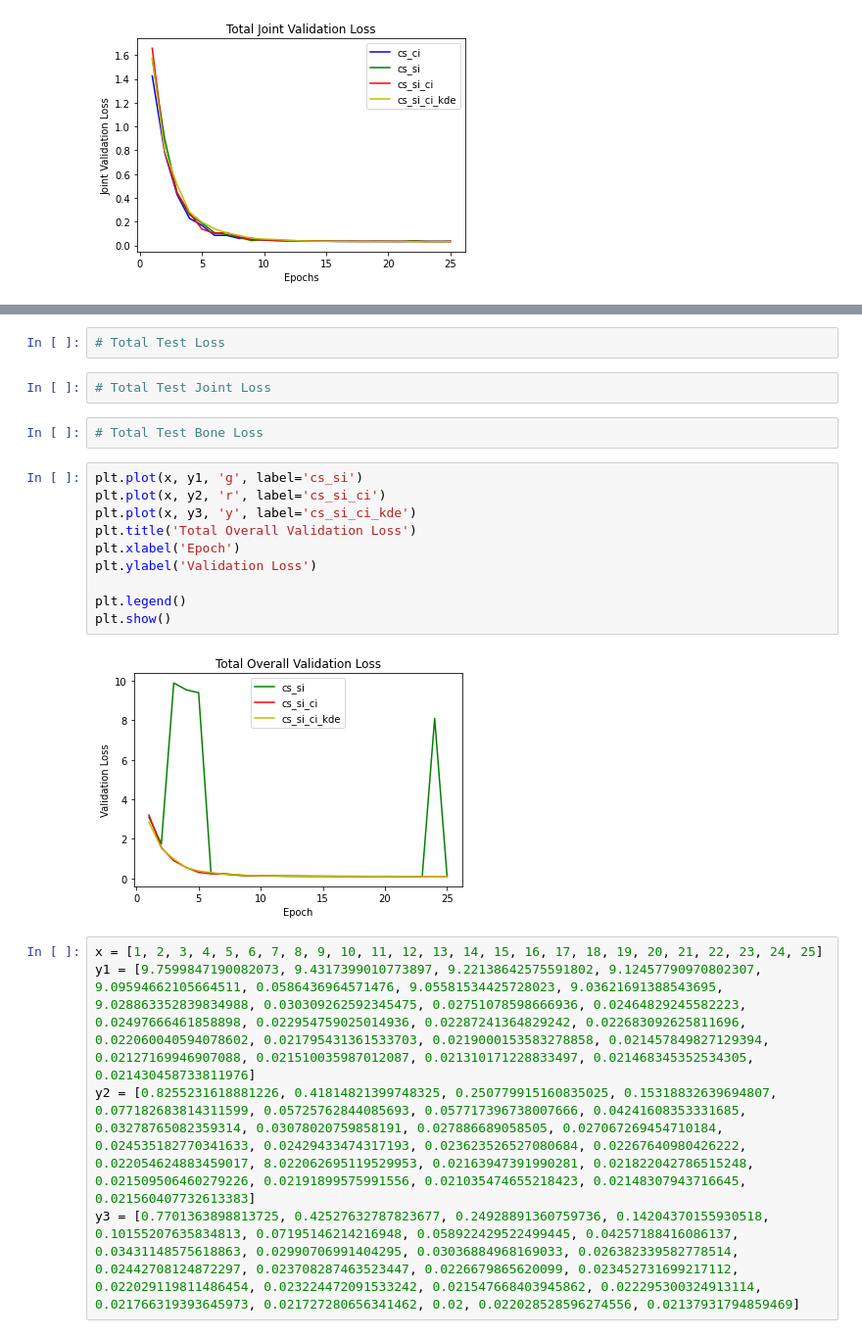
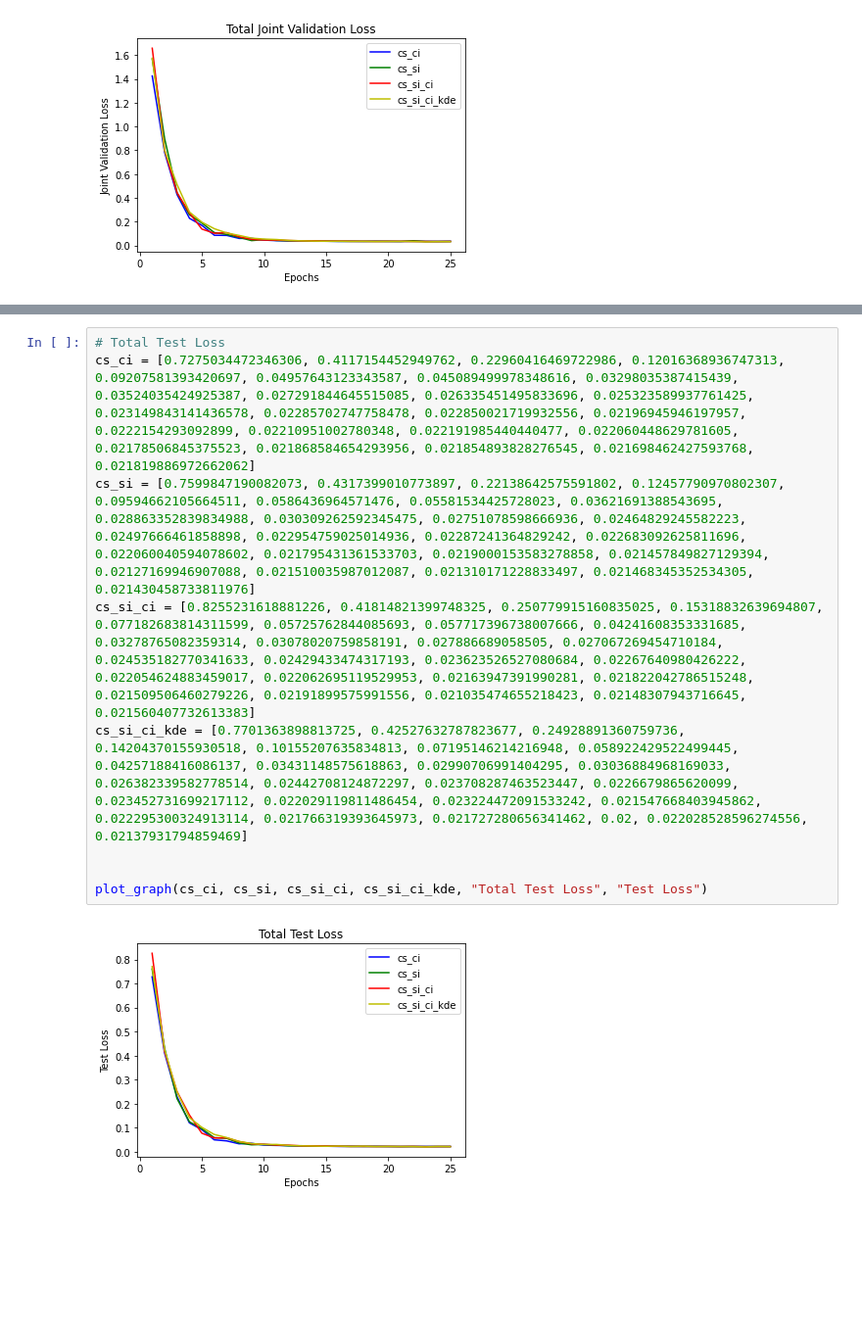
Before and after one commit to Bhaikko/AnimSkelVolNet, a Jupyter notebook: graphs/graphs.ipynb, the cells around one changed output, grey strips where cells are left out. Shown at 98% size. Cells and saved outputs as stored; diff of their text form; blank space fills up the shorter version.

```diff
--- a/graphs/graphs.ipynb
+++ b/graphs/graphs.ipynb
@@ -56,23 +56,11 @@ plot_graph(cs_ci, cs_si, cs_si_ci, cs_si_ci_kde, "Total Bone Validation Loss", "
-# %%
-# Total Test Loss
-# %%
-# Total Test Joint Loss
-# %%
-# Total Test Bone Loss
-# %%
-plt.plot(x, y1, 'g', label='cs_si')
-plt.plot(x, y2, 'r', label='cs_si_ci')
-plt.plot(x, y3, 'y', label='cs_si_ci_kde')
-plt.title('Total Overall Validation Loss')
-plt.xlabel('Epoch')
-plt.ylabel('Validation Loss')
-
-plt.legend()
-plt.show()
-# %% [output]
-[figure, removed]
 # %%
-x = [1, 2, 3, 4, 5, 6, 7, 8, 9, 10, 11, 12, 13, 14, 15, 16, 17, 18, 19, 20, 21, 22, 23, 24, 25]
-y1 = [9.7599847190082073, 9.4317399010773897, 9.22138642575591802, 9.12457790970802307, 9.09594662105664511, 0.0586436964571476, 9.05581534425728023, 9.03621691388543695, 9.028863352839834988, 0.030309262592345475, 0.02751078598666936, 0.02464829245582223, 0.02497666461858898, 0.022954759025014936, 0.02287241364829242, 0.022683092625811696, 0.022060040594078602, 0.021795431361533703, 0.0219000153583278858, 0.021457849827129394, 0.02127169946907088, 0.021510035987012087, 0.021310171228833497, 0.021468345352534305, 0.021430458733811976]
-y2 = [0.8255231618881226, 0.41814821399748325, 0.250779915160835025, 0.15318832639694807, 0.077182683814311599, 0.05725762844085693, 0.057717396738007666, 0.04241608353331685, 0.03278765082359314, 0.03078020759858191, 0.027886689058505, 0.027067269454710184, 0.024535182770341633, 0.02429433474317193, 0.023623526527080684, 0.02267640980426222, 0.022054624883459017, 8.022062695119529953, 0.02163947391990281, 0.021822042786515248, 0.021509506460279226, 0.02191899575991556, 0.021035474655218423, 0.02148307943716645, 0.021560407732613383]
-y3 = [0.7701363898813725, 0.42527632787823677, 0.24928891360759736, 0.14204370155930518, 0.10155207635834813, 0.07195146214216948, 0.058922429522499445, 0.04257188416086137, 0.03431148575618863, 0.02990706991404295, 0.03036884968169033, 0.026382339582778514, 0.02442708124872297, 0.023708287463523447, 0.0226679865620099, 0.023452731699217112, 0.022029119811486454, 0.023224472091533242, 0.021547668403945862, 0.022295300324913114, 0.021766319393645973, 0.021727280656341462, 0.02, 0.022028528596274556, 0.02137931794859469]
+# Total Test Loss
+cs_ci = [0.7275034472346306, 0.4117154452949762, 0.22960416469722986, 0.12016368936747313, 0.09207581393420697, 0.04957643123343587, 0.045089499978348616, 0.03298035387415439, 0.03524035424925387, 0.027291844645515085, 0.026335451495833696, 0.025323589937761425, 0.023149843141436578, 0.02285702747758478, 0.022850021719932556, 0.02196945946197957, 0.0222154293092899, 0.02210951002780348, 0.022191985440440477, 0.022060448629781605, 0.02178506845375523, 0.021868584654293956, 0.021854893828276545, 0.021698462427593768, 0.021819886972662062]
+cs_si = [0.7599847190082073, 0.4317399010773897, 0.22138642575591802, 0.12457790970802307, 0.09594662105664511, 0.0586436964571476, 0.05581534425728023, 0.03621691388543695, 0.028863352839834988, 0.030309262592345475, 0.02751078598666936, 0.02464829245582223, 0.02497666461858898, 0.022954759025014936, 0.02287241364829242, 0.022683092625811696, 0.022060040594078602, 0.021795431361533703, 0.0219000153583278858, 0.021457849827129394, 0.02127169946907088, 0.021510035987012087, 0.021310171228833497, 0.021468345352534305, 0.021430458733811976]
+cs_si_ci = [0.8255231618881226, 0.41814821399748325, 0.250779915160835025, 0.15318832639694807, 0.077182683814311599, 0.05725762844085693, 0.057717396738007666, 0.04241608353331685, 0.03278765082359314, 0.03078020759858191, 0.027886689058505, 0.027067269454710184, 0.024535182770341633, 0.02429433474317193, 0.023623526527080684, 0.02267640980426222, 0.022054624883459017, 0.022062695119529953, 0.02163947391990281, 0.021822042786515248, 0.021509506460279226, 0.02191899575991556, 0.021035474655218423, 0.02148307943716645, 0.021560407732613383]
+cs_si_ci_kde = [0.7701363898813725, 0.42527632787823677, 0.24928891360759736, 0.14204370155930518, 0.10155207635834813, 0.07195146214216948, 0.058922429522499445, 0.04257188416086137, 0.03431148575618863, 0.02990706991404295, 0.03036884968169033, 0.026382339582778514, 0.02442708124872297, 0.023708287463523447, 0.0226679865620099, 0.023452731699217112, 0.022029119811486454, 0.023224472091533242, 0.021547668403945862, 0.022295300324913114, 0.021766319393645973, 0.021727280656341462, 0.02, 0.022028528596274556, 0.02137931794859469]
+
+
+plot_graph(cs_ci, cs_si, cs_si_ci, cs_si_ci_kde, "Total Test Loss", "Test Loss")
+# %% [output]
+[figure, added]
```
Also changed, not shown: parts of 10 cells of this notebook, 27 other files.
